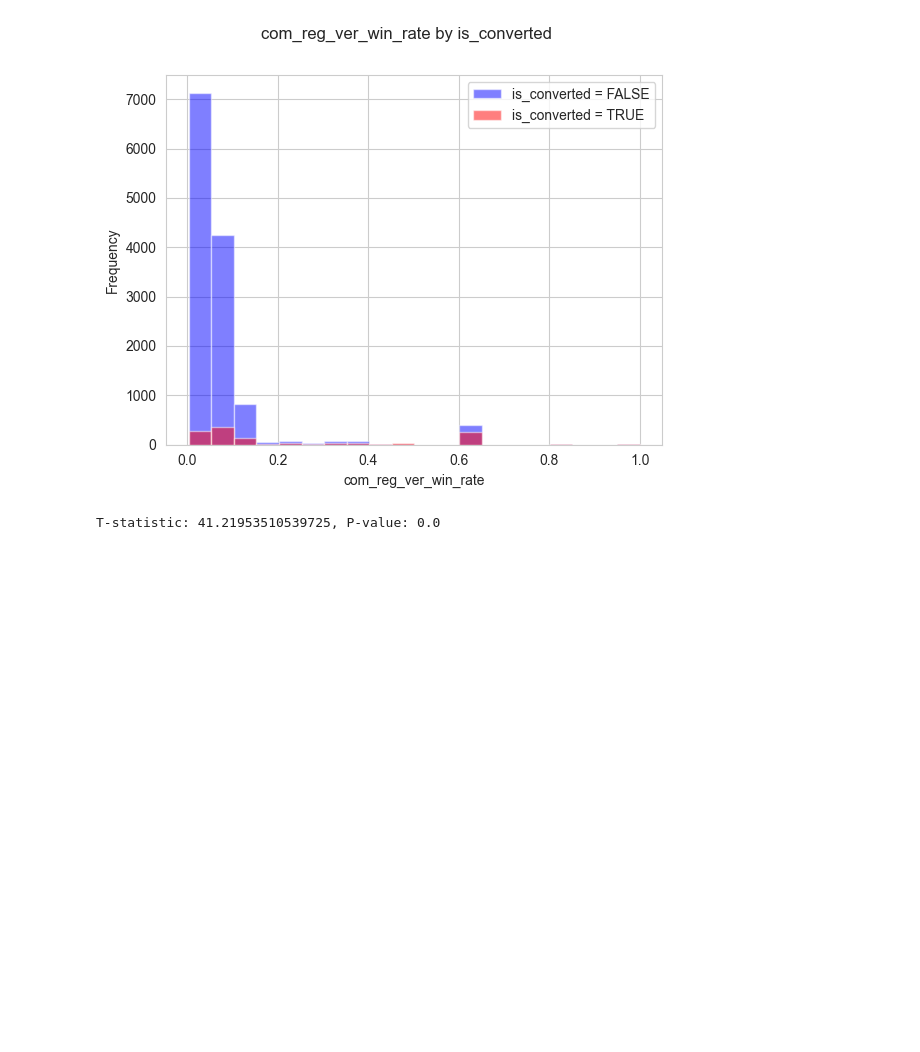
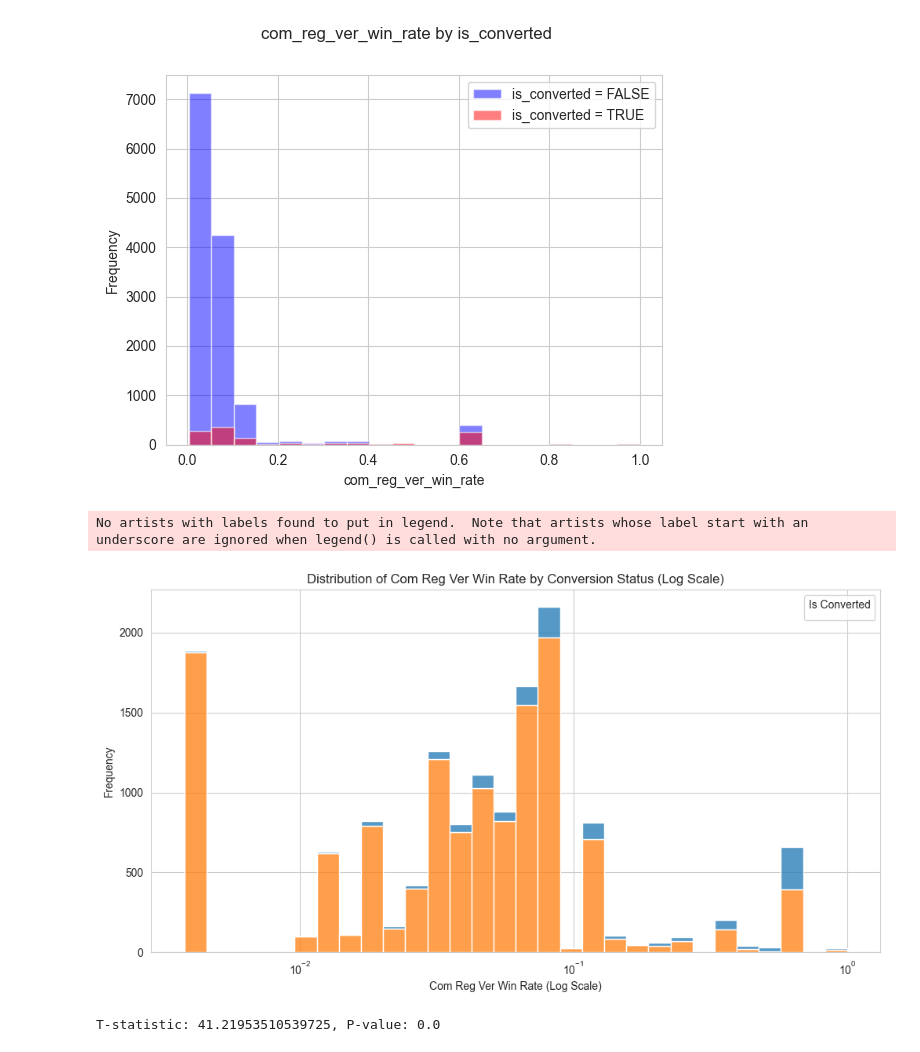
Before and after one commit to AhyoungOh/Coffee, a Jupyter notebook: eda.ipynb, the cells around one changed output. Saved outputs shown, nothing was run; the diff lists cells and outputs as text; code cells hidden in the pictures; blank space fills up the shorter version.

```diff
--- a/eda.ipynb
+++ b/eda.ipynb
@@ -184,6 +187,20 @@ ax.legend()
 # %% [output]
 <matplotlib.legend.Legend at 0x...>
 [figure]
+# %%
+#logscale로 representation
+
+plt.figure(figsize=(12, 6))
+# Plotting with log scale on x-axis
+sns.histplot(data=df, x='com_reg_ver_win_rate', hue='is_converted', multiple='stack', bins=30, log_scale=(True, False))
+plt.title('Distribution of Com Reg Ver Win Rate by Conversion Status (Log Scale)')
+plt.xlabel('Com Reg Ver Win Rate (Log Scale)')
+plt.ylabel('Frequency')
+plt.legend(title='Is Converted')
+plt.show()
+# %% [output]
+No artists with labels found to put in legend.  Note that artists whose label start with an underscore are ignored when legend() is called with no argument.
+[figure, added]
 # %%
 # 상당히 significant한 패턴 발견, t-test로 확인
 # 한 그룹의 mean과 다른 그룹의 mean이 차이가 있는지 확인
```
Also changed, not shown: parts of 34 cells of this notebook, 1 other file.
